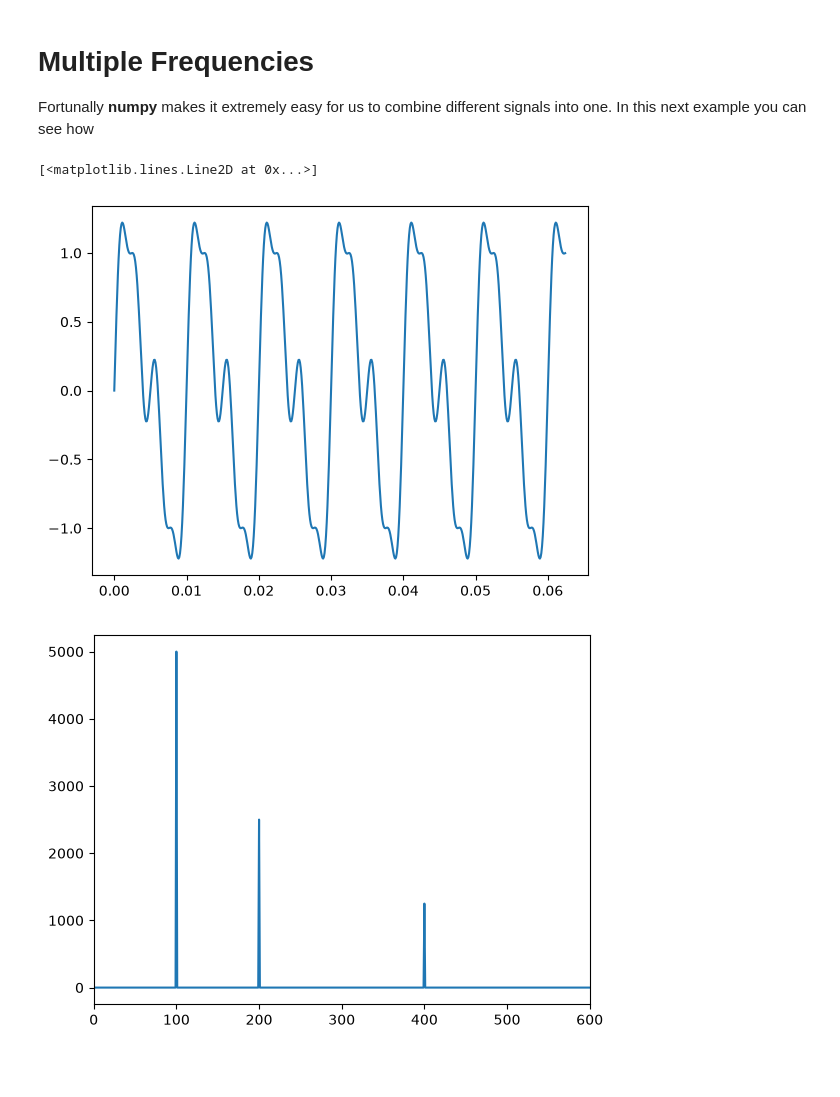
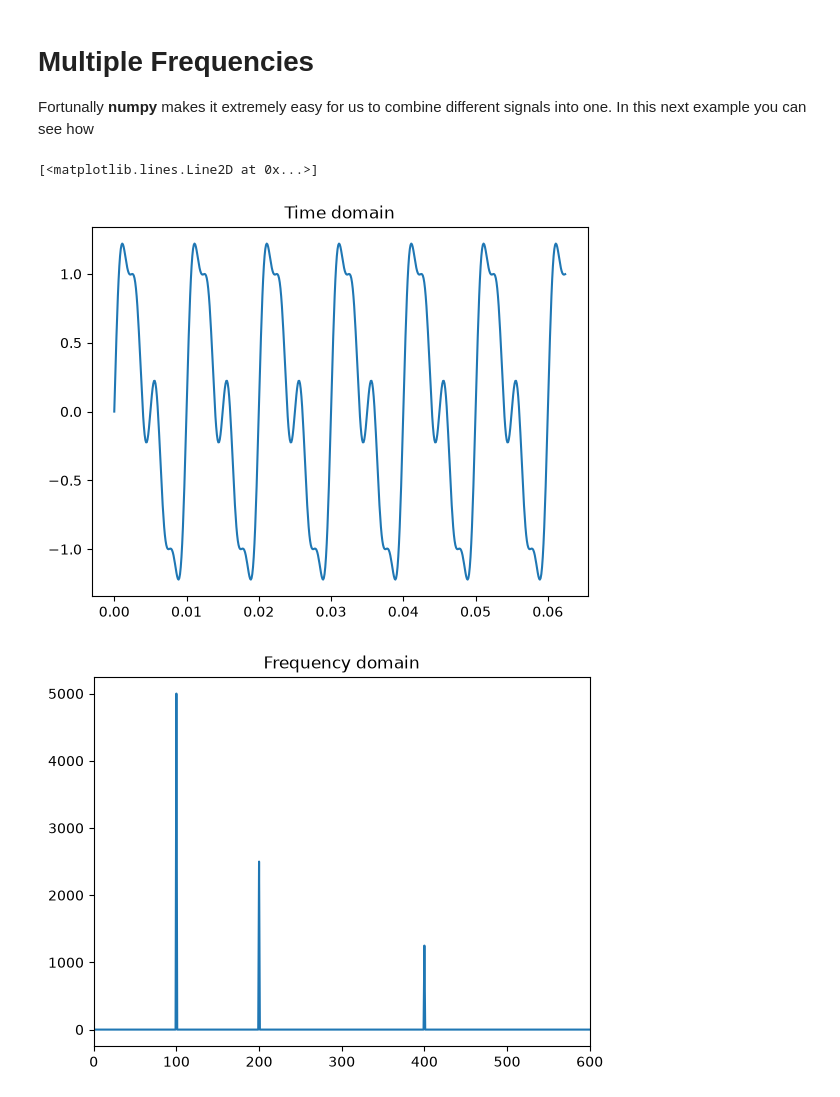
Before and after one commit to KingPixelKP/dsp-learn, a Jupyter notebook: notebooks/signal_basics.ipynb, the cells around one changed output. Cells and saved outputs as stored; diff of their text form; code cells hidden in the pictures; blank space fills up the shorter version.

```diff
--- a/notebooks/signal_basics.ipynb
+++ b/notebooks/signal_basics.ipynb
@@ -263,30 +263,32 @@ In this next example you can see how
 # %%
 import numpy as np
 import matplotlib.pyplot as plt
 
 duration = 1
 frequency = 100
 sampling_frequency = 10000
 
 %matplotlib inline
 
 time = np.arange(0, duration, 1 / sampling_frequency)
 
 signal = np.sin(2 * np.pi * frequency * time) + 0.5 * np.sin(2 * np.pi * frequency * 2 * time) + 0.25 * np.sin(2 * np.pi * frequency * 4 * time)
 
 plt.figure()
+plt.title("Time domain")
 plt.plot(time[:len(signal)//16], signal[:len(signal)//16], label="Continuos Wave") #This was scaled down as to make it eaier to see
 
 fft = np.fft.fft(signal)
 magnitude = np.abs(fft)
 
 frequencies = np.arange(len(signal) // 2) * (sampling_frequency / len(signal))
 plt.figure()
 plt.xlim(0,600)
+plt.title("Frequency domain")
 plt.plot(frequencies, magnitude[: len(magnitude) // 2])
 # %% [output]
 [<matplotlib.lines.Line2D at 0x...>]
-[figure, old version]
+[figure, new version]
-[figure, old version]
+[figure, new version]
 # %% [markdown]
 # Spectral Leakeage
```
Also changed, not shown: parts of 4 cells of this notebook.
